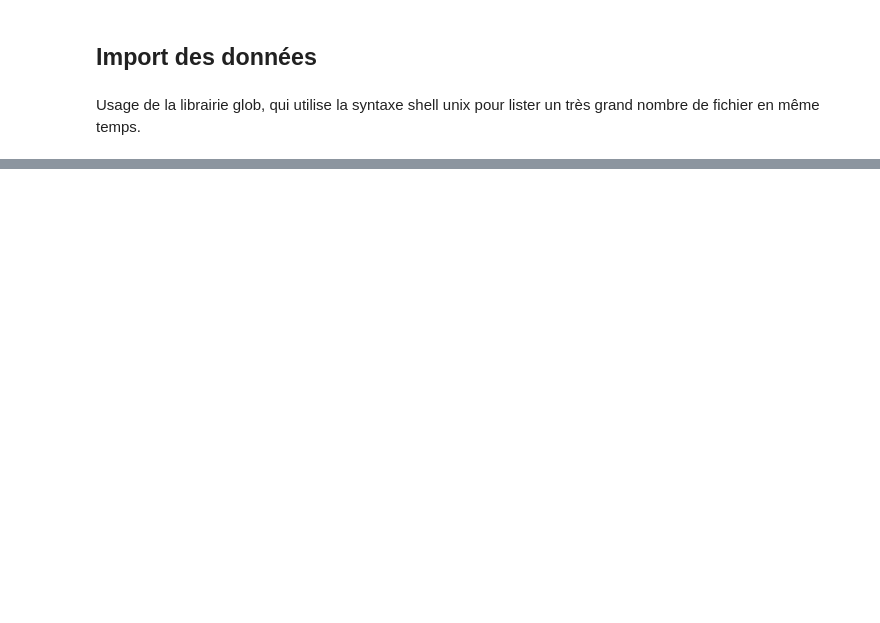
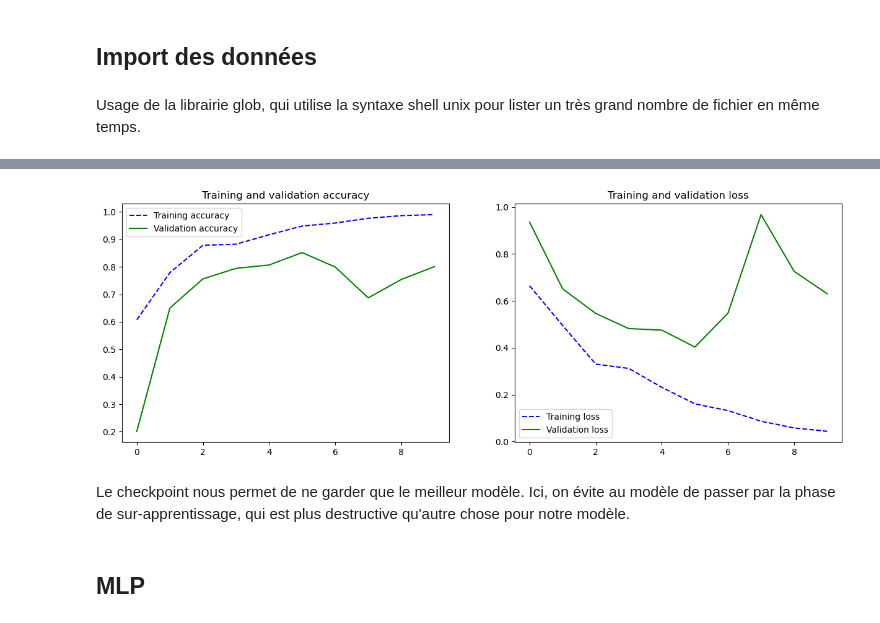
Before and after one commit to julien-richaume/projet_4_hddl, a Jupyter notebook: Projet_4.ipynb, the cells around one changed output, grey strips where cells are left out. Saved outputs shown, nothing was run; the diff lists cells and outputs as text; code cells hidden in the pictures; blank space fills up the shorter version.

```diff
--- a/Projet_4.ipynb
+++ b/Projet_4.ipynb
@@ -159,0 +137,17 @@ data_train["label"].iloc[0]
+# %%
+# Séparer les textes et les labels
+x_train_raw, y_train = train_data['text'], train_data['label']
+x_test_raw, y_test = test_data['text'], test_data['label']
+
+# Tokenisation et padding
+max_features = 10000  # Limite du vocabulaire
+max_len = 500  # Longueur maximale des séquences
+
+tokenizer = Tokenizer(num_words=max_features)
+tokenizer.fit_on_texts(x_train_raw)
+
+x_train = tokenizer.texts_to_sequences(x_train_raw)
+x_train = pad_sequences(x_train, maxlen=max_len)
+
+x_test = tokenizer.texts_to_sequences(x_test_raw)
+x_test = pad_sequences(x_test, maxlen=max_len)
@@ -159,0 +238,8 @@ data_train["label"].iloc[0]
+# %%
+plot_training_analysis(history_rnn_checkpoint)
+# %% [output]
+[figure, added]
+# %% [markdown]
+Le checkpoint nous permet de ne garder que le meilleur modèle. Ici, on évite au modèle de passer par la phase de sur-apprentissage, qui est plus destructive qu'autre chose pour notre modèle.
+# %% [markdown]
+## MLP
```
Also changed, not shown: parts of 32 cells of this notebook, 5 other files.
